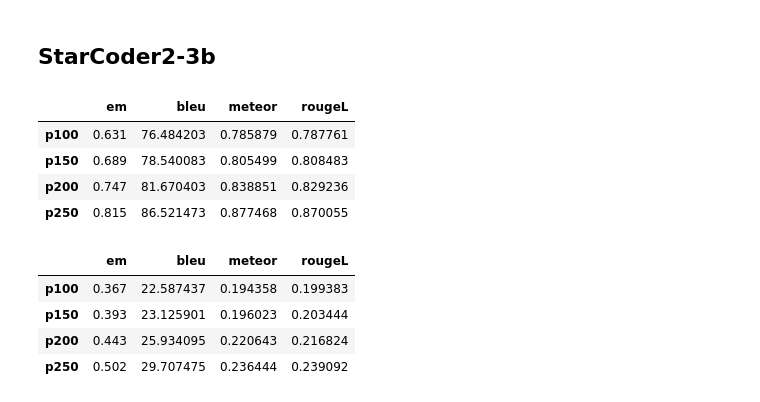
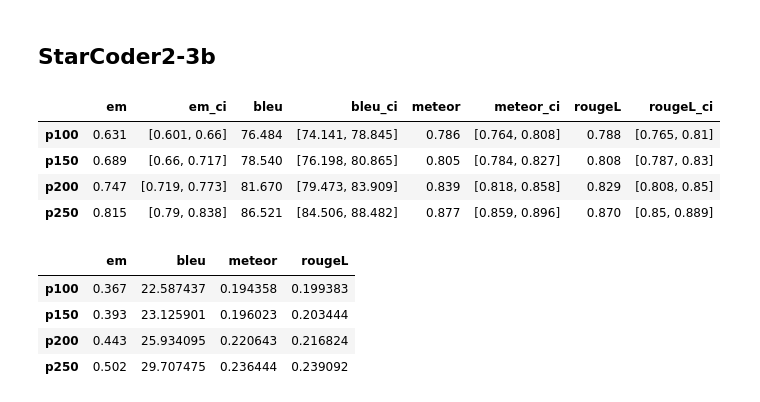
Before and after one commit to AISE-TUDelft/LLM4Code-memtune-ext, a Jupyter notebook: experiments/full_precision/memorization/results/p_results_mem.ipynb, the cells around one changed output. Cells and saved outputs as stored; diff of their text form; code cells hidden in the pictures.

```diff
--- a/experiments/full_precision/memorization/results/p_results_mem.ipynb
+++ b/experiments/full_precision/memorization/results/p_results_mem.ipynb
@@ -391,19 +359,0 @@ dedup_15b_absolute
-# %%
-# With the baseline
-
-# compute the baselines
-mean_data = {}
-
-
-for metric in metrics:
-    mean_data[metric] = []
-    for i, dedup in enumerate(dfs):
-        column_name = f'15b_{eps[0]}_{dedups[i]}_{metric}'
-        mean_value = dedup[column_name].mean()
-        mean_data[metric].append(mean_value)
-
-dedup_15b_ep0 = pd.DataFrame(mean_data, index=dedups)
-
-dedup_15b_baseline = dedup_15b_absolute.subtract(dedup_15b_ep0)
-
-dedup_15b_baseline
@@ -527,28 +513,26 @@ df = pd.read_parquet(os.path.join(expath, 'attack_mem_plen.parquet'))
 # %% [markdown]
 ## StarCoder2-3b
 # %%
-# Extract and calculate means
+# Extract means + confidence intervals
 metrics = ['em', 'bleu', 'meteor', 'rougeL']
 plens = ['p100', 'p150', 'p200', 'p250']
 eps = ['ep0', 'ep3']
 
-mean_data = {}
-
-for metric in metrics:
-    mean_data[metric] = []
-    for plen in plens:
-        column_name = f'3b_{eps[1]}_{plen}_{metric}'
-        mean_value = df[column_name].mean()
-        mean_data[metric].append(mean_value)
-
-plen_3b_absolute = pd.DataFrame(mean_data, index=plens)
-plen_3b_absolute
+plen_3b_absolute_ci = summarize_metrics_with_ci(
+    df,
+    row_values=plens,
+    metrics=metrics,
+    column_name_fn=lambda plen, metric: f'3b_{eps[1]}_{plen}_{metric}',
+)
+plen_3b_absolute = plen_3b_absolute_ci[metrics].copy()
+plen_3b_absolute_ci = round_metrics_with_ci_table(plen_3b_absolute_ci, decimals=3)
+plen_3b_absolute_ci
 # %% [output]
-|  | em | bleu | meteor | rougeL |
-| p100 | 0.631 | 76.484203 | 0.785879 | 0.787761 |
-| p150 | 0.689 | 78.540083 | 0.805499 | 0.808483 |
-| p200 | 0.747 | 81.670403 | 0.838851 | 0.829236 |
-| p250 | 0.815 | 86.521473 | 0.877468 | 0.870055 |
+|  | em | em_ci | bleu | bleu_ci | meteor | meteor_ci | rougeL | rougeL_ci |
+| p100 | 0.631 | [0.601, 0.66] | 76.484 | [74.141, 78.845] | 0.786 | [0.764, 0.808] | 0.788 | [0.765, 0.81] |
+| p150 | 0.689 | [0.66, 0.717] | 78.540 | [76.198, 80.865] | 0.805 | [0.784, 0.827] | 0.808 | [0.787, 0.83] |
+| p200 | 0.747 | [0.719, 0.773] | 81.670 | [79.473, 83.909] | 0.839 | [0.818, 0.858] | 0.829 | [0.808, 0.85] |
+| p250 | 0.815 | [0.79, 0.838] | 86.521 | [84.506, 88.482] | 0.877 | [0.859, 0.896] | 0.870 | [0.85, 0.889] |
 # %%
 # With the baseline
 
```
Also changed, not shown: parts of 23 cells of this notebook.
